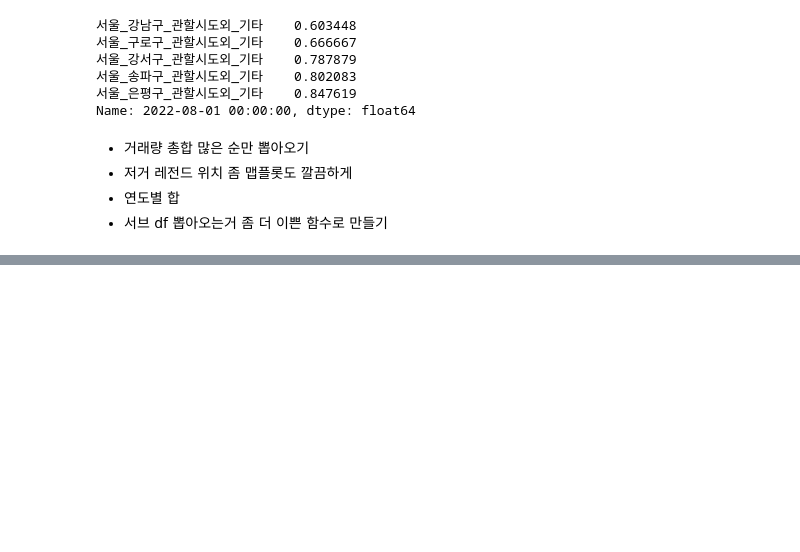
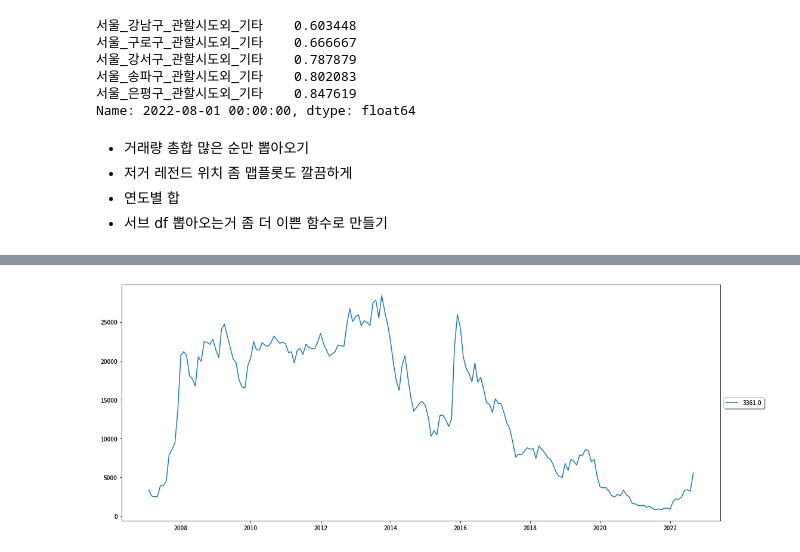
Before and after one commit to yeonghun00/real-estate, a Jupyter notebook: market.ipynb, the cells around one changed output, grey strips where cells are left out. Saved outputs shown, nothing was run; the diff lists cells and outputs as text; code cells hidden in the pictures; blank space fills up the shorter version.

```diff
--- a/market.ipynb
+++ b/market.ipynb
@@ -210,0 +170,7 @@ ValueError: ignored
+# %%
+import io
+df = pd.read_csv(io.BytesIO(uploaded[list(uploaded)[0]]))
+# %%
+df = df.sort_values(by='월(Monthly)')
+df.index = [datetime.strptime(x, '%Y-%m') for x in df['월(Monthly)']]
+df.drop(columns=['증감','증감율','구성비','누계','누계구성비','LEVEL1', '월(Monthly)'], inplace=True)
@@ -210,0 +188,18 @@ ValueError: ignored
+# %%
+# 2007년 부터 데이터로
+
+df = df.fillna(0)
+df = df[df.index > '2007-01']
+# %%
+data = df[(df['구분'] == '경기') & (df['시군구'] == '계')]['값']
+# %%
+import matplotlib.pyplot as plt
+
+fig = plt.figure(figsize=(18,16))
+ax = fig.add_subplot(2, 1, 1)
+ax.plot(data)
+ax.legend(data, loc='center left',  bbox_to_anchor=(1, 0.5), fancybox=True, shadow=True)
+
+plt.show()
+# %% [output]
+[figure, added]
```
Also changed, not shown: parts of 14 cells of this notebook.
